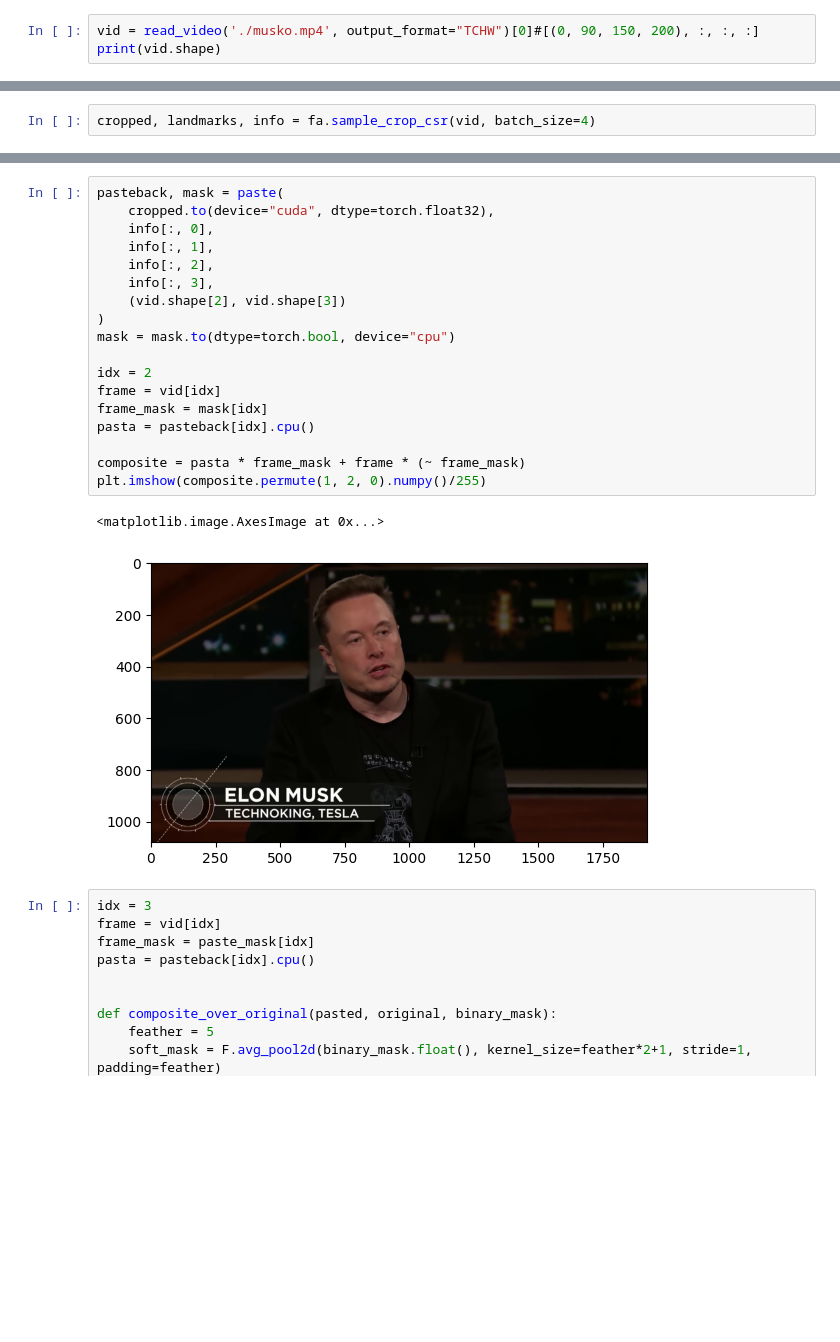
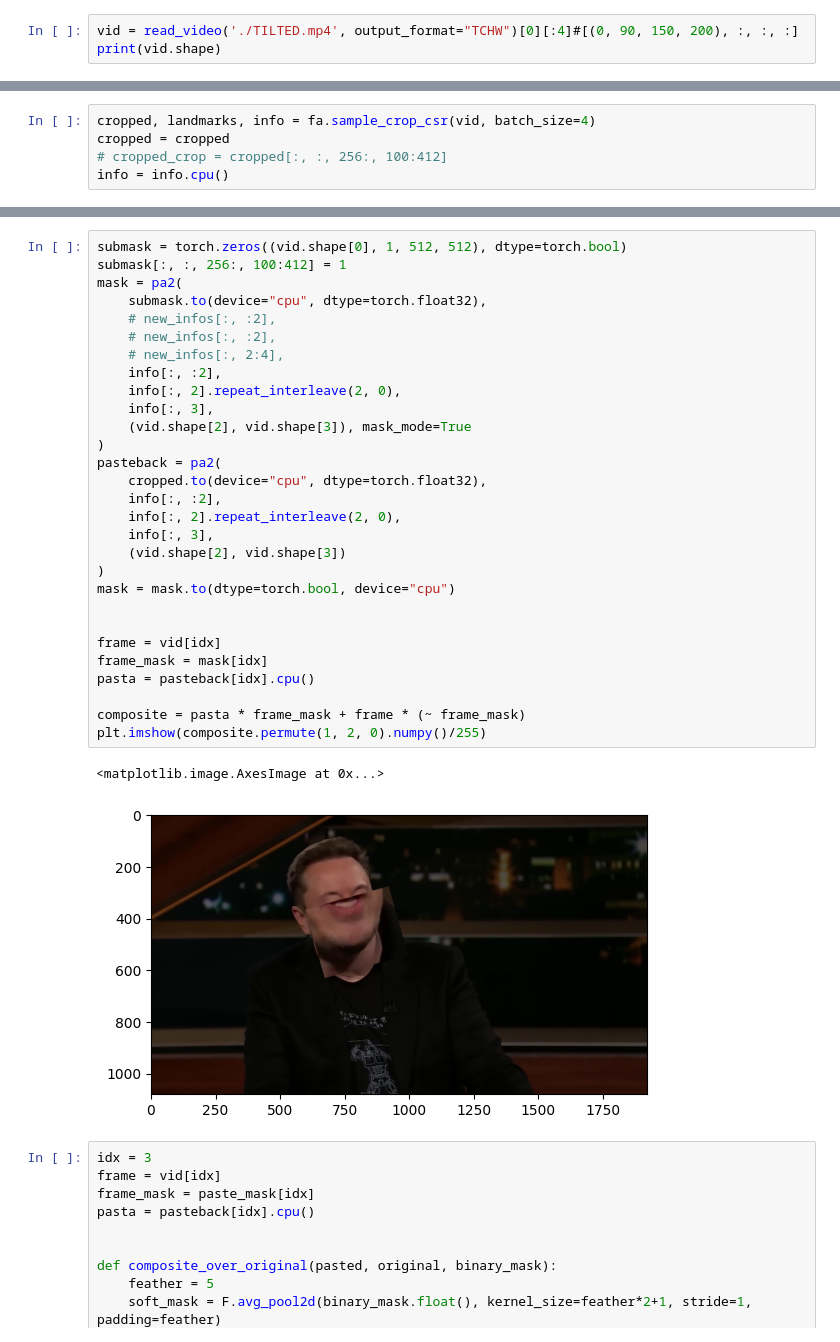
Before and after one commit to Steralys/Alignement, a Jupyter notebook: examples/Pasteback.ipynb, the cells around one changed output, grey strips where cells are left out. Saved outputs shown, nothing was run; the diff lists cells and outputs as text; blank space fills up the shorter version.

Commit message:
Pasteback with submask

```diff
--- a/examples/Pasteback.ipynb
+++ b/examples/Pasteback.ipynb
@@ -12,6 +11,6 @@ fa = FaceAlignment()
 # %% [output]
 Loading pretrained model from c:\Users\Cevan\Documents\GitHub\face-alignment\src\detection\retina\weights\mobilenet0.25_Final.pth
 # %%
-vid = read_video('./musko.mp4', output_format="TCHW")[0]#[(0, 90, 150, 200), :, :, :]
+vid = read_video('./TILTED.mp4', output_format="TCHW")[0][:4]#[(0, 90, 150, 200), :, :, :]
 print(vid.shape)
 # %% [output]
@@ -19,2 +18,5 @@ torch.Size([360, 3, 1080, 1920])
 # %%
 cropped, landmarks, info = fa.sample_crop_csr(vid, batch_size=4)
+cropped = cropped
+# cropped_crop = cropped[:, :, 256:, 100:412]
+info = info.cpu()
@@ -110,24 +148,35 @@ def paste(cropped_frames, x1, y1, sizes, rotations, original_shape):
 # %%
-pasteback, mask = paste(
-    cropped.to(device="cuda", dtype=torch.float32),
-    info[:, 0],
-    info[:, 1],
-    info[:, 2],
+submask = torch.zeros((vid.shape[0], 1, 512, 512), dtype=torch.bool)
+submask[:, :, 256:, 100:412] = 1
+mask = pa2(
+    submask.to(device="cpu", dtype=torch.float32),
+    # new_infos[:, :2],
+    # new_infos[:, :2],
+    # new_infos[:, 2:4],
+    info[:, :2],
+    info[:, 2].repeat_interleave(2, 0),
+    info[:, 3],
+    (vid.shape[2], vid.shape[3]), mask_mode=True
+)
+pasteback = pa2(
+    cropped.to(device="cpu", dtype=torch.float32),
+    info[:, :2],
+    info[:, 2].repeat_interleave(2, 0),
     info[:, 3],
     (vid.shape[2], vid.shape[3])
 )
 mask = mask.to(dtype=torch.bool, device="cpu")
 
-idx = 2
+
 frame = vid[idx]
 frame_mask = mask[idx]
 pasta = pasteback[idx].cpu()
 
 composite = pasta * frame_mask + frame * (~ frame_mask)
 plt.imshow(composite.permute(1, 2, 0).numpy()/255)
 # %% [output]
 <matplotlib.image.AxesImage at 0x...>
-[figure, old version]
+[figure, new version]
 # %%
 idx = 3
 frame = vid[idx]
```
Also changed, not shown: parts of 12 cells of this notebook, 2 other files.
